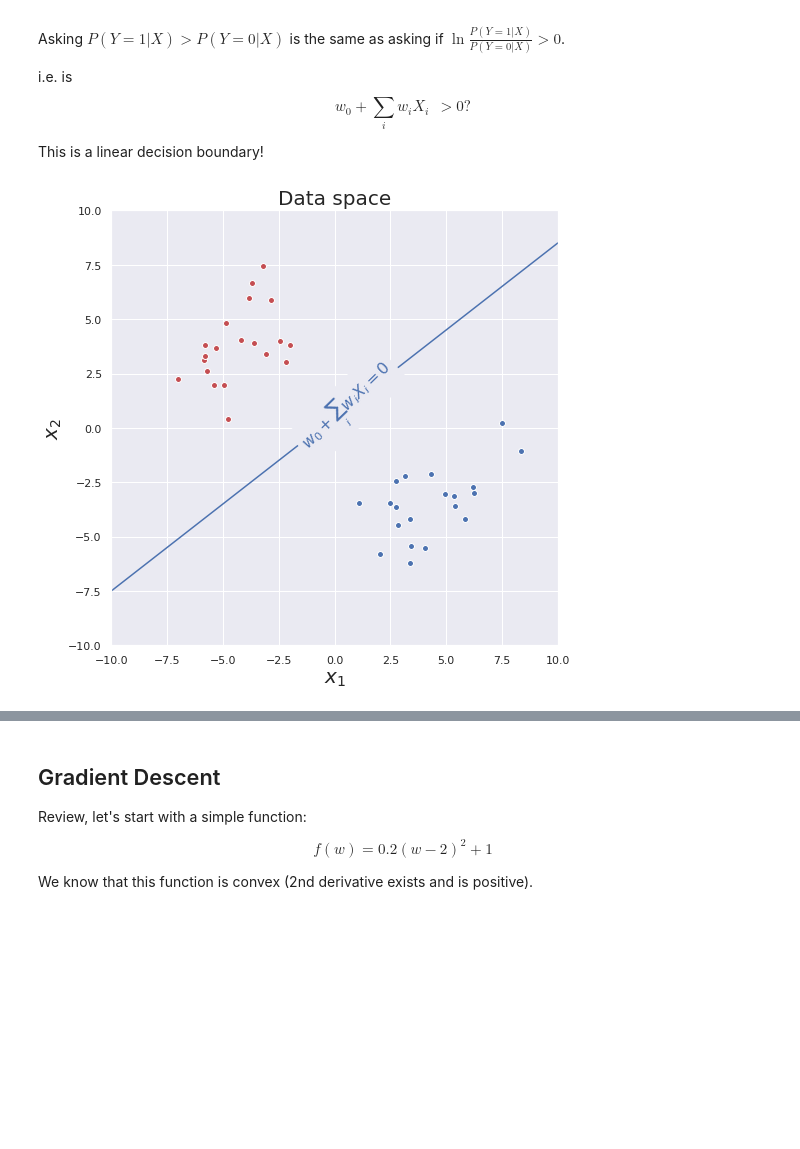
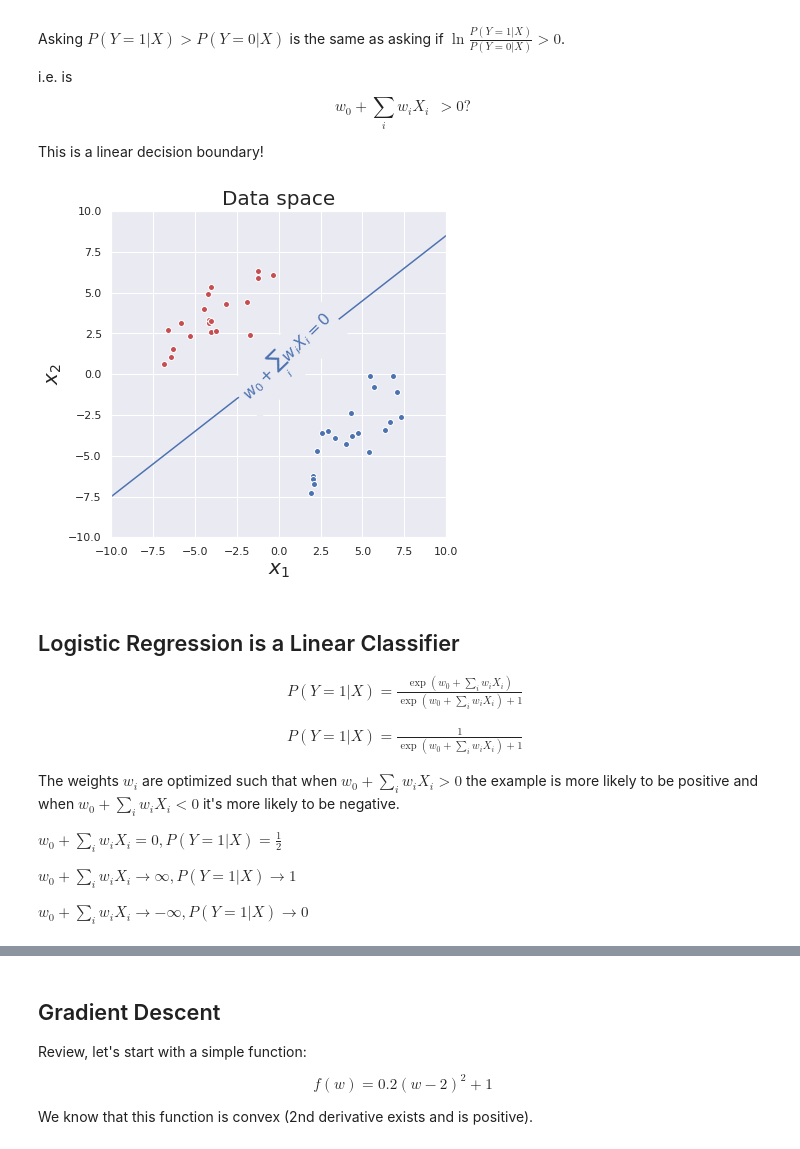
Before and after one commit to lwehbe/10315_S21, a Jupyter notebook: Lecture_07_Logistic_Regression.ipynb, the cells around one changed output, grey strips where cells are left out. Saved outputs shown, nothing was run; the diff lists cells and outputs as text; code cells hidden in the pictures; blank space fills up the shorter version.

```diff
--- a/Lecture_07_Logistic_Regression.ipynb
+++ b/Lecture_07_Logistic_Regression.ipynb
@@ -266,22 +22,0 @@ plot_GNB(X_positive,X_negative,params)
-# %%
-# Let's set up another example in which the variances are actually different
-mu_1_1 = -5; sigma_1_1 = 3
-mu_2_1 = 5; sigma_2_1 = 4
-mu_1_0 = 5; sigma_1_0 = 2
-mu_2_0 = -5; sigma_2_0 = 2
-
-cov_positive = np.array([[sigma_1_1**2,3], [3,sigma_2_1**2]] )
-cov_negative = np.array([[sigma_1_0**2,3], [3,sigma_2_0**2]] )
-
-print(cov_positive)
-
-# Sample data from these distributions
-X_positive = multivariate_normal.rvs(mean=[mu_1_1,mu_2_1], cov=cov_positive, size = (100))
-X_negative = multivariate_normal.rvs(mean=[mu_1_0,mu_2_0], cov=cov_negative, size = (100))
-
-
-plt.figure(figsize=(8,8))
-
-plt.scatter(X_positive[:, 0], X_positive[:, 1],facecolors='r', edgecolors='w')
-plt.scatter(X_negative[:, 0], X_negative[:, 1],facecolors='b', edgecolors='w')
-plt.axis([-10,10,-10,10],'equal')
@@ -411,17 +96,38 @@ cov_negative = np.array([[sigma_1_0**2,3], [3,sigma_2_0**2]] )
 X_positive = multivariate_normal.rvs(mean=[mu_1_1,mu_2_1], cov=cov_positive, size = (20))
 X_negative = multivariate_normal.rvs(mean=[mu_1_0,mu_2_0], cov=cov_negative, size = (20))
 # %%
-plt.figure(figsize=(8,8))
+plt.figure(figsize=(6,6))
 plt.scatter(X_positive[:, 0], X_positive[:, 1],facecolors='r', edgecolors='w')
 plt.scatter(X_negative[:, 0], X_negative[:, 1],facecolors='b', edgecolors='w')
 
 # hand picked line
 plt.plot(x1, x1*0.8+0.5)
 from labellines import labelLine
 labelLine(plt.gca().get_lines()[-1],0.6,label=r'$w_0+\sum_i w_i X_i = 0$',fontsize=16)
 
 plt.axis([-10,10,-10,10],'equal')
 plt.xlabel(r'$x_1$',fontsize=20); plt.ylabel(r'$x_2$',fontsize=20)
 plt.title('Data space',fontsize=20);
 # %% [output]
-[figure, old version]
+[figure, new version]
+# %% [markdown]
+## Logistic Regression is a Linear Classifier
+
+
+\begin{eqnarray}
+P(Y=1|X) = \frac{\exp(w_0+\sum_i w_i X_i)}{\exp(w_0+\sum_i w_i X_i)+1}
+\end{eqnarray}
+
+
+\begin{eqnarray}
+P(Y=1|X) = \frac{1}{\exp(w_0+\sum_i w_i X_i)+1}
+\end{eqnarray}
+
+
+The weights $w_i$ are optimized such that when $w_0+\sum_i w_i X_i > 0$ the example is more likely to be positive and when $w_0+\sum_i w_i X_i < 0$ it's more likely to be negative.
+
+$w_0+\sum_i w_i X_i = 0, P(Y=1|X) = \frac{1}{2}$
+
+$w_0+\sum_i w_i X_i \rightarrow \infty, P(Y=1|X) \rightarrow 1$
+
+$w_0+\sum_i w_i X_i \rightarrow -\infty, P(Y=1|X) \rightarrow 0$
```
Also changed, not shown: parts of 59 cells of this notebook, 2 other files.
